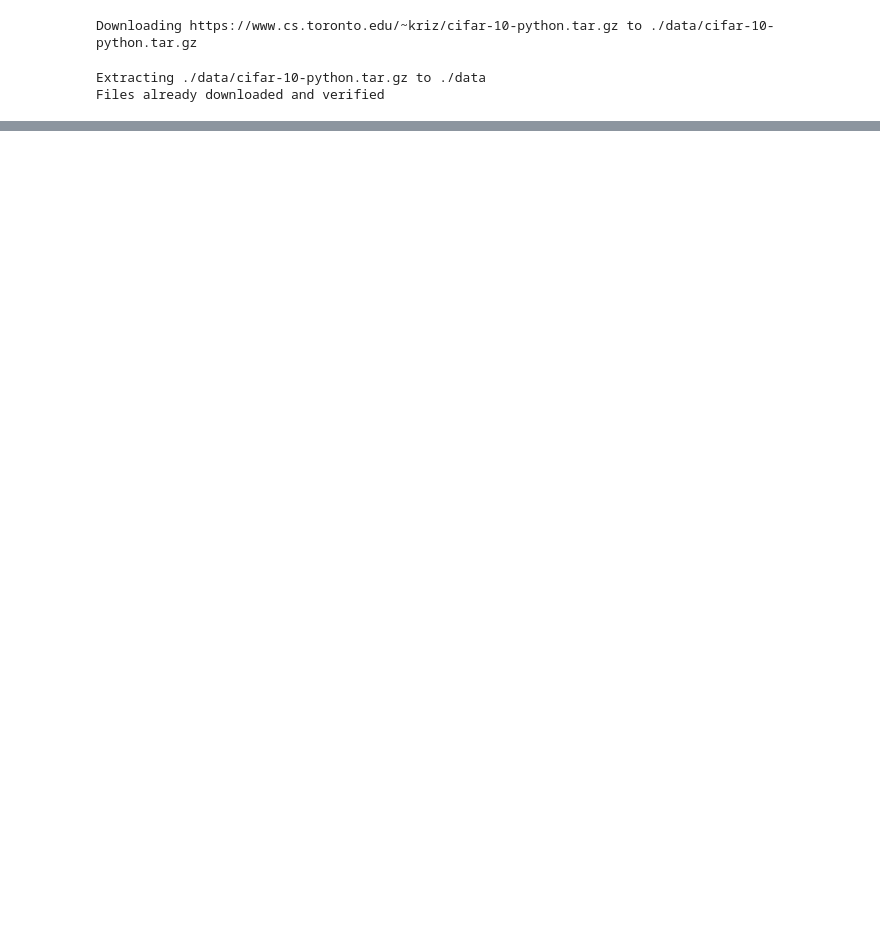
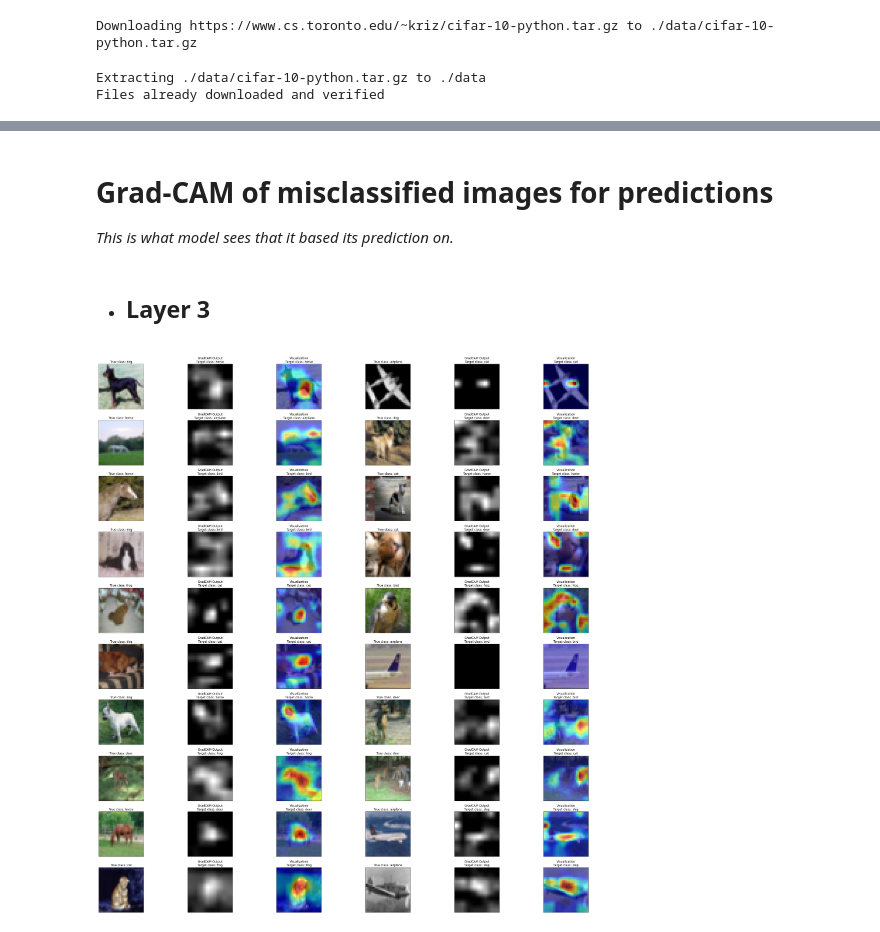
Before and after one commit to abhyuditjain/eva-8, a Jupyter notebook: session7/session7_assignment.ipynb, the cells around one changed output, grey strips where cells are left out. Saved outputs shown, nothing was run; the diff lists cells and outputs as text; code cells hidden in the pictures; blank space fills up the shorter version.

```diff
--- a/session7/session7_assignment.ipynb
+++ b/session7/session7_assignment.ipynb
@@ -153,0 +170,10 @@ show_grad_cam(model, device, misclassified_images[:20], labels[:20], "layer3.1.c
+# %% [markdown]
+# Grad-CAM of misclassified images for predictions
+
+_This is what model sees that it based its prediction on._
+# %% [markdown]
+- ## Layer 3
+# %%
+show_grad_cam(model, device, misclassified_images[:20], labels[:20], predictions[:20], "layer3.1.conv2", cifar10.classes)
+# %% [output]
+[figure, added]
```
Also changed, not shown: parts of 15 cells of this notebook, 9 other files.
